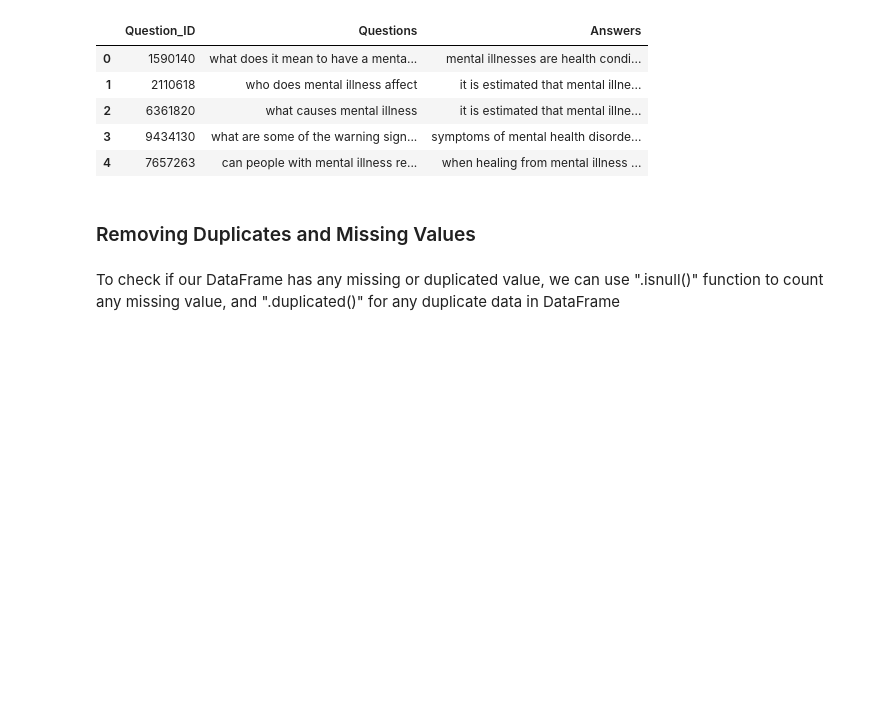
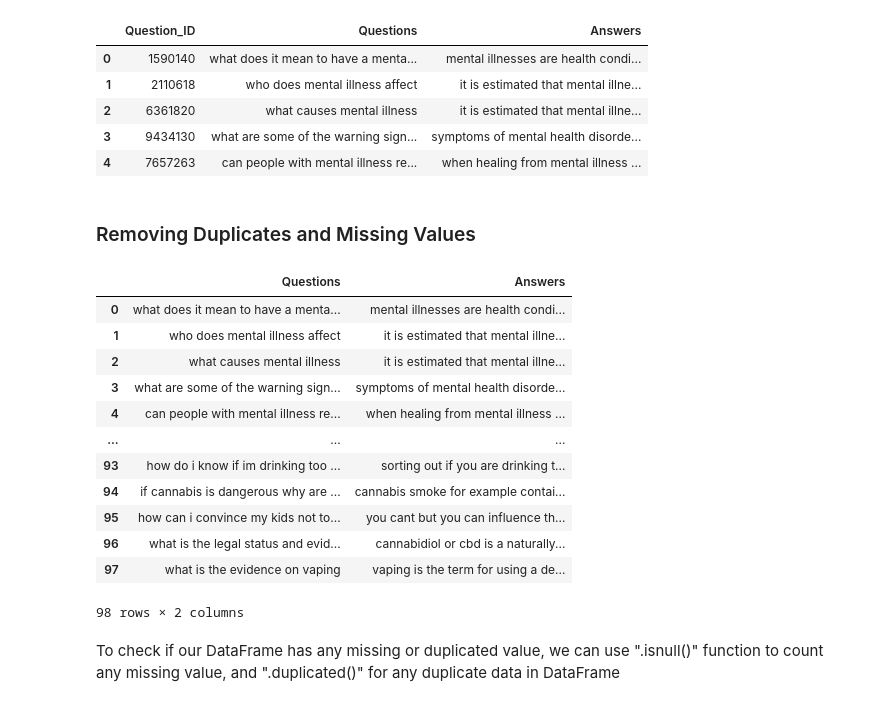
Before and after one commit to rougho/chatbot, a Jupyter notebook: chatbot.ipynb, the cells around one changed output. Cells and saved outputs as stored; diff of their text form; code cells hidden in the pictures; blank space fills up the shorter version.

```diff
--- a/chatbot.ipynb
+++ b/chatbot.ipynb
@@ -134,6 +108,23 @@ df.head()
 | 4 | 7657263 | can people with mental illness re... | when healing from mental illness ... |
 # %% [markdown]
 ### Removing Duplicates and Missing Values
+# %%
+df.drop(columns=df.columns[0], inplace=True)
+df
+# %% [output]
+|  | Questions | Answers |
+| 0 | what does it mean to have a menta... | mental illnesses are health condi... |
+| 1 | who does mental illness affect | it is estimated that mental illne... |
+| 2 | what causes mental illness | it is estimated that mental illne... |
+| 3 | what are some of the warning sign... | symptoms of mental health disorde... |
+| 4 | can people with mental illness re... | when healing from mental illness ... |
+| ... | ... | ... |
+| 93 | how do i know if im drinking too ... | sorting out if you are drinking t... |
+| 94 | if cannabis is dangerous why are ... | cannabis smoke for example contai... |
+| 95 | how can i convince my kids not to... | you cant but you can influence th... |
+| 96 | what is the legal status and evid... | cannabidiol or cbd is a naturally... |
+| 97 | what is the evidence on vaping | vaping is the term for using a de... |
+98 rows × 2 columns
 # %% [markdown]
 To check if our DataFrame has any missing or duplicated value, we can use ".isnull()" function to count any missing value, and ".duplicated()" for any duplicate data in DataFrame
 # %%
```
Also changed, not shown: parts of 17 cells of this notebook, 5 other files.
